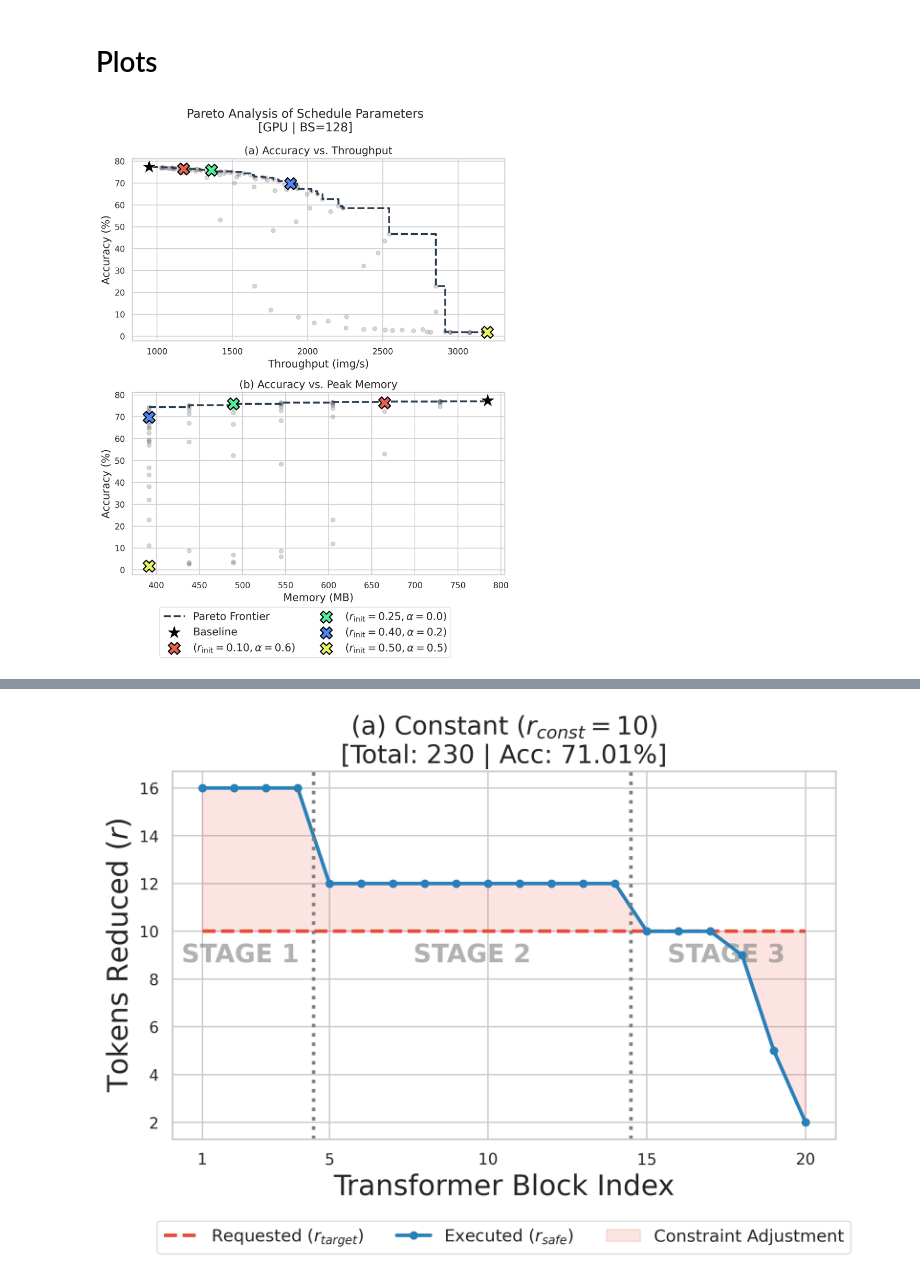
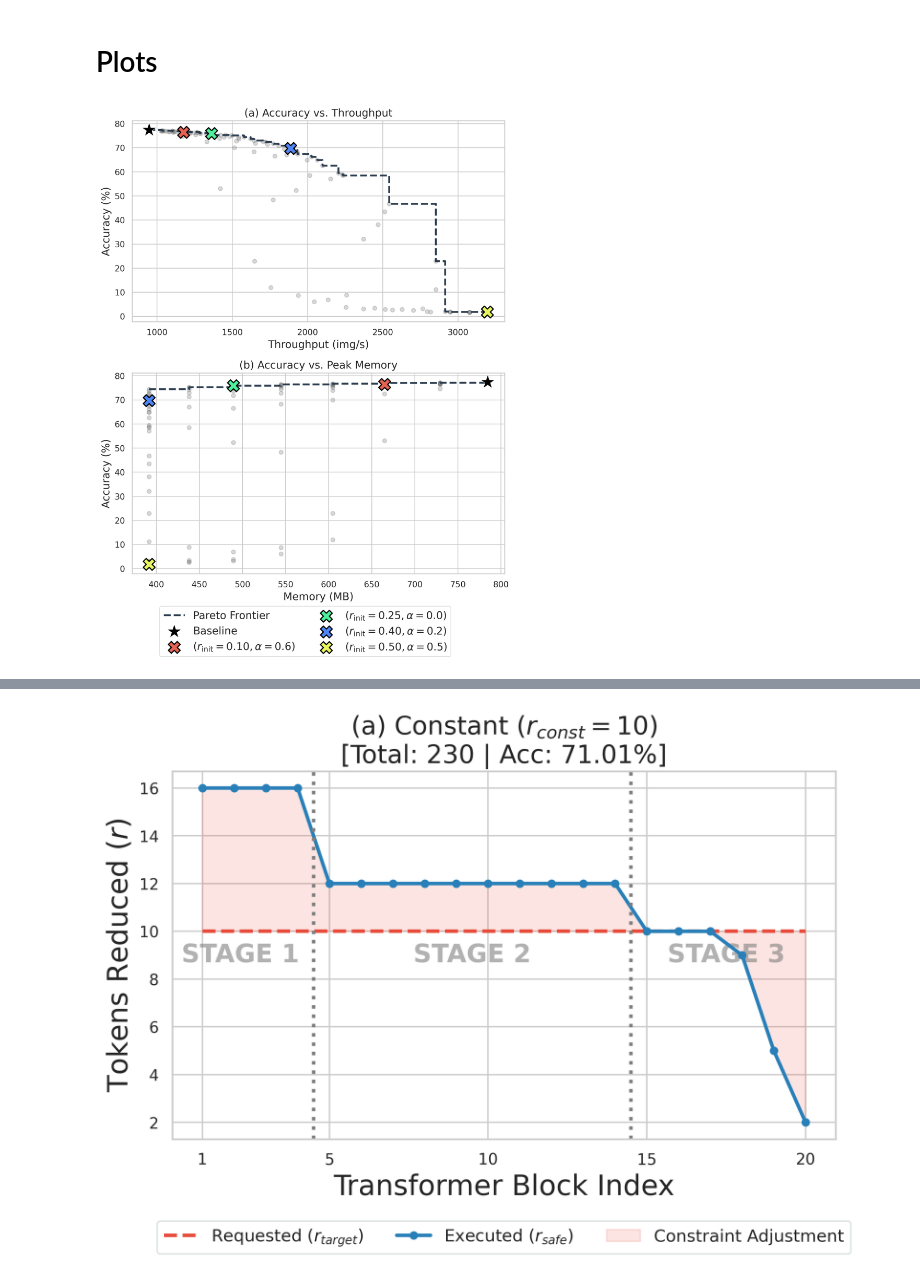
Before and after one commit to junseokm/sret-tome, a Jupyter notebook: plots.ipynb, the cells around one changed output, grey strips where cells are left out. Cells and saved outputs as stored; diff of their text form; code cells hidden in the pictures.

```diff
--- a/plots.ipynb
+++ b/plots.ipynb
@@ -84,35 +84,35 @@ for cfg in plot_configs:
     Xs, Ys = merged[cfg['x_col']].values, merged['accuracy'].values
     pX, pY = get_pareto_frontier(Xs, Ys, maxX=cfg['maxX'], maxY=True)
 
     ax.scatter(Xs, Ys, color='gray', alpha=0.3, s=30, zorder=1)
 
     ax.step(pX, pY, where='pre' if cfg['maxX'] else 'post', color='#2c3e50', linestyle='--', zorder=2, label='Pareto Frontier')
 
     ax.scatter(baseline[cfg['x_col']], baseline['accuracy'], color='black', marker='*', s=400, edgecolors='white', linewidths=0.5, label='Baseline', zorder=5)
 
     for t in targets:
         row = merged[(merged['initial_r'] == t['r']) & (merged['alpha'] == t['a'])]
         if not row.empty:
             ax.scatter(row.iloc[0][cfg['x_col']], row.iloc[0]['accuracy'], marker=t['marker'], color=t['color'], s=250, edgecolors='black', linewidths=1.5, zorder=10, label=t['name'])
 
     ax.set_title(cfg['title'])
     ax.set_xlabel(cfg['xlabel'])
     ax.set_ylabel('Accuracy (%)')
 
 handles, labels = axs[0].get_legend_handles_labels()
 unique_dict = dict(zip(labels, handles))
 unique_handles = list(unique_dict.values())
 unique_labels = list(unique_dict.keys())
 
 fig.legend(unique_handles, unique_labels, loc='lower center', bbox_to_anchor=(0.5, -0.05), ncol=2, fontsize=14, frameon=True, facecolor='white', edgecolor='#d5dbdb')
-fig.suptitle('Pareto Analysis of Schedule Parameters\n[GPU | BS=128]', fontsize=16)
+# fig.suptitle('Pareto Analysis of Schedule Parameters\n[GPU | BS=128]', fontsize=16)
 fig.tight_layout(rect=[0, 0.04, 1, 1], h_pad=1.0)
 fig.savefig('plots/pareto_frontier.pdf', bbox_inches='tight')
 fig.savefig('plots/pareto_frontier.png', bbox_inches='tight')
 plt.show()
 plt.close(fig)
 # %% [output]
-[figure, old version]
+[figure, new version]
 # %%
 import matplotlib.pyplot as plt
 import seaborn as sns
```
Also changed, not shown: parts of 3 cells of this notebook, 8 other files.
